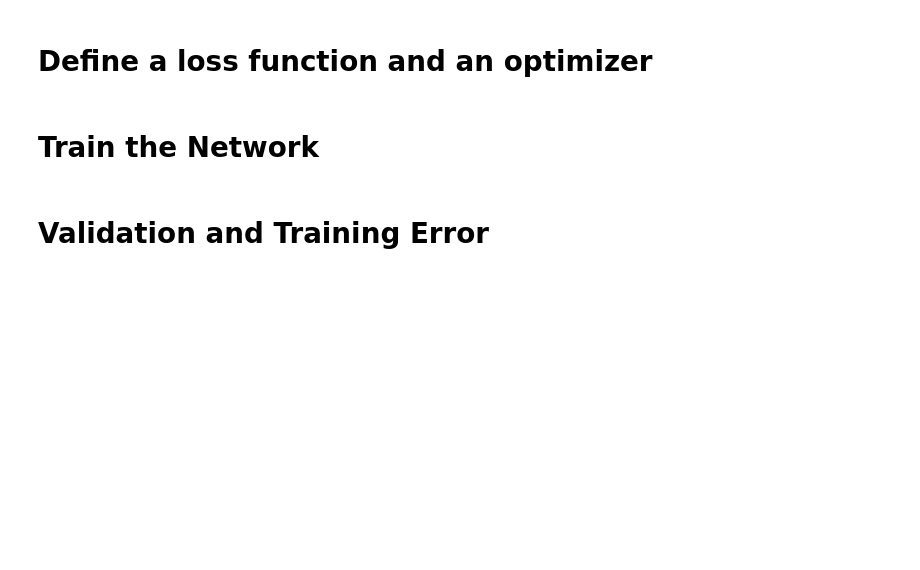
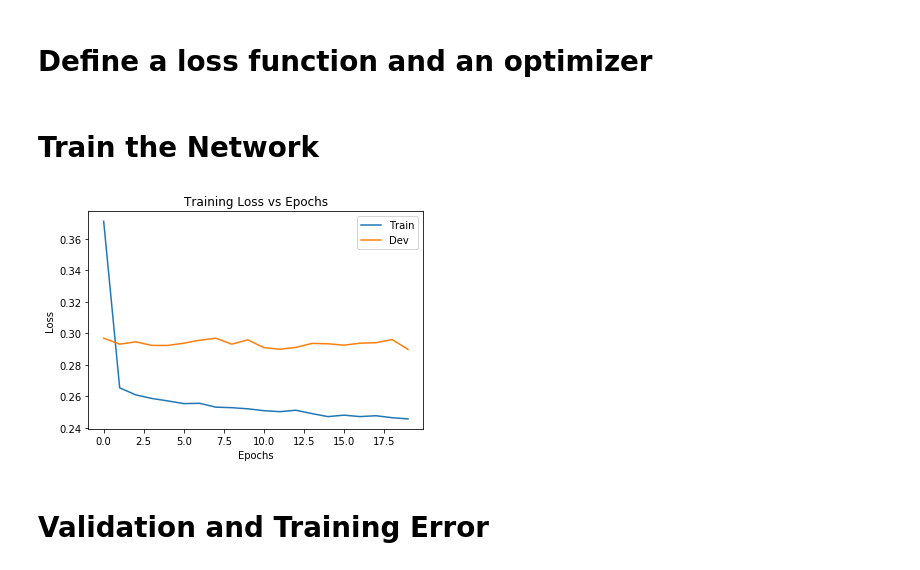
Before and after one commit to tzahroof/PokemonTypeNN, a Jupyter notebook: Training.ipynb, the cells around one changed output. Saved outputs shown, nothing was run; the diff lists cells and outputs as text; code cells hidden in the pictures; blank space fills up the shorter version.

```diff
--- a/Training.ipynb
+++ b/Training.ipynb
@@ -465,23 +457,28 @@ use_cuda = True #False
 # %%
 #Determine whether to load the model
 
-load_model = False
+load_model = True
 saved_losses = {"train":[],
                 "dev":[]}
 
 if load_model:
     state = torch.load(os.path.join(os.getcwd(), "model",net.getName()+".pt"))
     net.load_state_dict(state["state_dict"])
     optimizer.load_state_dict(state["optimizer"])
     saved_losses["train"] = state["train_loss"]
     saved_losses["dev"]   = state["dev_loss"]
 
     plt.title("Training Loss vs Epochs")
     plt.plot(saved_losses["train"], label="Train")
     plt.plot(saved_losses["dev"], label="Dev")
     plt.legend(loc="upper right")
     plt.xlabel("Epochs")
     plt.ylabel("Loss")
+
+    if(net.getName() == "3Con3FC"):
+        plt.savefig(os.path.join(figure_folder, "Conv_Train_Loss.png"))
+# %% [output]
+[figure, added]
 # %% [markdown]
 # Validation and Training Error
 # %%
```
Also changed, not shown: parts of 7 cells of this notebook, 15 other files.
